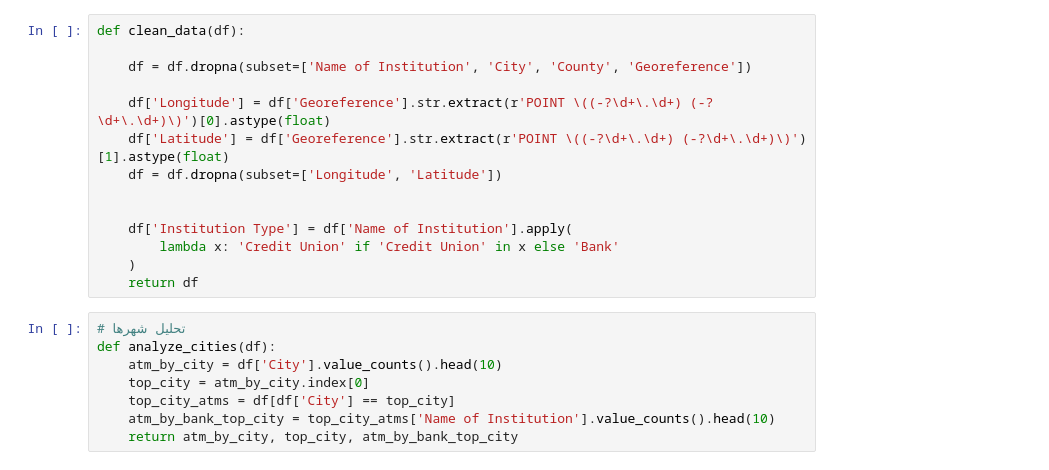
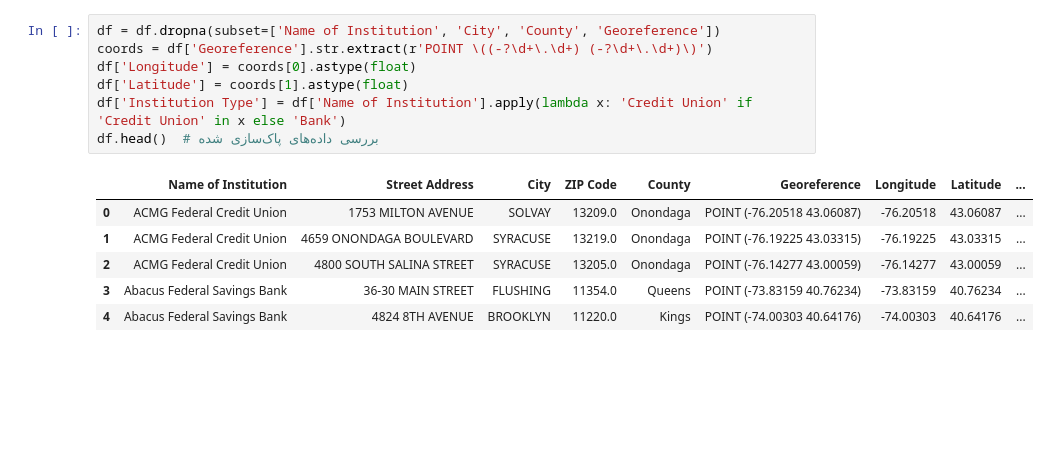
Before and after one commit to Parham-Dehghan/NY-ATM-Analysis, a Jupyter notebook: pp.ipynb, the cells around one changed output. Cells and saved outputs as stored; diff of their text form; blank space fills up the shorter version.

```diff
--- a/pp.ipynb
+++ b/pp.ipynb
@@ -18,22 +23,14 @@ df = pd.read_csv("Bank-Owned_ATM_Locations_in_New_York_State.csv")
 # %%
-def clean_data(df):
-
-    df = df.dropna(subset=['Name of Institution', 'City', 'County', 'Georeference'])
-
-    df['Longitude'] = df['Georeference'].str.extract(r'POINT \((-?\d+\.\d+) (-?\d+\.\d+)\)')[0].astype(float)
-    df['Latitude'] = df['Georeference'].str.extract(r'POINT \((-?\d+\.\d+) (-?\d+\.\d+)\)')[1].astype(float)
-    df = df.dropna(subset=['Longitude', 'Latitude'])
-
-
-    df['Institution Type'] = df['Name of Institution'].apply(
-        lambda x: 'Credit Union' if 'Credit Union' in x else 'Bank'
-    )
-    return df
+df = df.dropna(subset=['Name of Institution', 'City', 'County', 'Georeference'])
+coords = df['Georeference'].str.extract(r'POINT \((-?\d+\.\d+) (-?\d+\.\d+)\)')
+df['Longitude'] = coords[0].astype(float)
+df['Latitude'] = coords[1].astype(float)
+df['Institution Type'] = df['Name of Institution'].apply(lambda x: 'Credit Union' if 'Credit Union' in x else 'Bank')
+df.head()  # بررسی داده‌های پاک‌سازی شده
+# %% [output]
+|  | Name of Institution | Street Address | City | ZIP Code | County | Georeference | Longitude | Latitude | ... |
+| 0 | ACMG Federal Credit Union | 1753 MILTON AVENUE | SOLVAY | 13209.0 | Onondaga | POINT (-76.20518 43.06087) | -76.20518 | 43.06087 | ... |
+| 1 | ACMG Federal Credit Union | 4659 ONONDAGA BOULEVARD | SYRACUSE | 13219.0 | Onondaga | POINT (-76.19225 43.03315) | -76.19225 | 43.03315 | ... |
+| 2 | ACMG Federal Credit Union | 4800 SOUTH SALINA STREET | SYRACUSE | 13205.0 | Onondaga | POINT (-76.14277 43.00059) | -76.14277 | 43.00059 | ... |
+| 3 | Abacus Federal Savings Bank | 36-30 MAIN STREET | FLUSHING | 11354.0 | Queens | POINT (-73.83159 40.76234) | -73.83159 | 40.76234 | ... |
+| 4 | Abacus Federal Savings Bank | 4824 8TH AVENUE | BROOKLYN | 11220.0 | Kings | POINT (-74.00303 40.64176) | -74.00303 | 40.64176 | ... |
-# %%
-# تحلیل شهرها
-def analyze_cities(df):
-    atm_by_city = df['City'].value_counts().head(10)
-    top_city = atm_by_city.index[0]
-    top_city_atms = df[df['City'] == top_city]
-    atm_by_bank_top_city = top_city_atms['Name of Institution'].value_counts().head(10)
-    return atm_by_city, top_city, atm_by_bank_top_city
```
Also changed, not shown: parts of 8 cells of this notebook.
